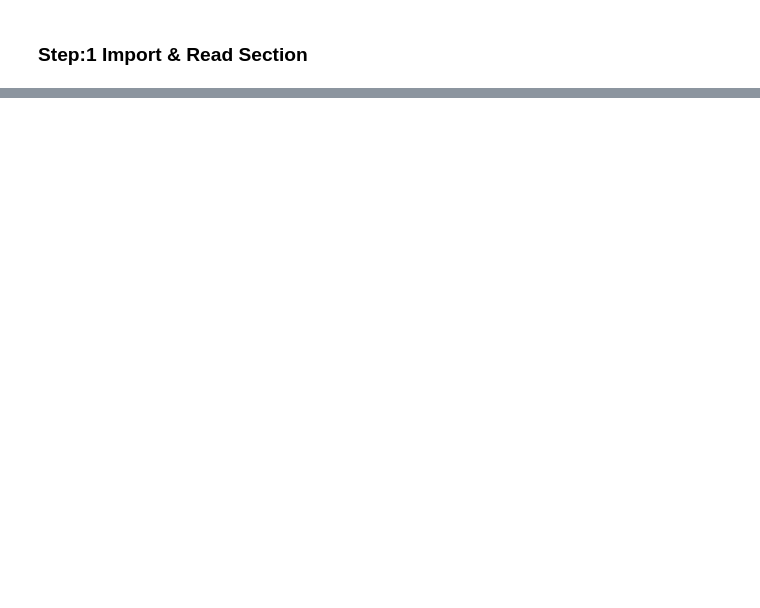
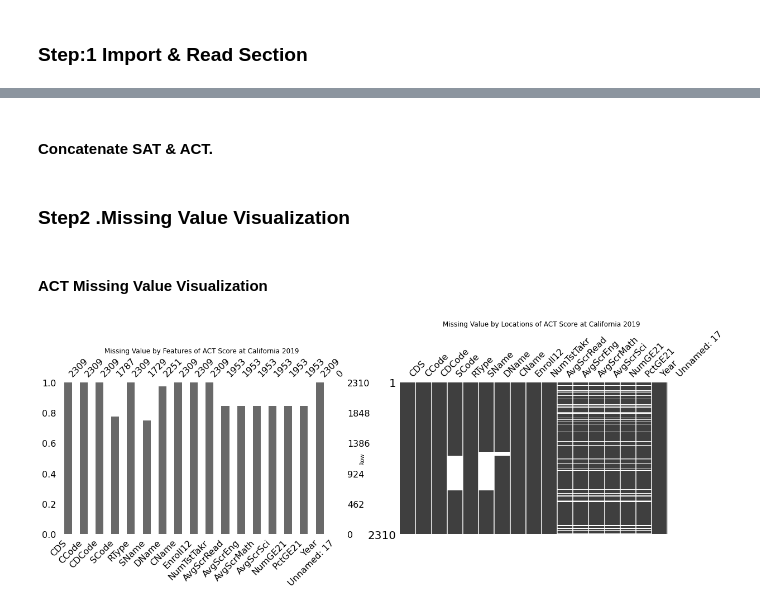
Before and after one commit to WarintornNawong/DSI_Project1, a Jupyter notebook: project1_test.ipynb, the cells around one changed output, grey strips where cells are left out. Drawn from its saved outputs; the diff is of its cells as text; code cells hidden in the pictures; blank space fills up the shorter version.

Commit message:
Update SAT Missing Value and Rename Column

```diff
--- a/project1_test.ipynb
+++ b/project1_test.ipynb
@@ -107,0 +9,4 @@ sat_2017
+# %%
+## California ACT and SAT files.
+act19_ca = pd.read_csv(r'../project_1/data/act_2019_ca.csv')
+sat19_ca = pd.read_csv(r'../project_1/data/sat_2019_ca.csv')
@@ -107,0 +108,2 @@ sat_2017
+# %% [markdown]
+#### Concatenate SAT & ACT.
@@ -107,0 +113,16 @@ sat_2017
+# %% [markdown]
+### Step2 .Missing Value Visualization
+# %%
+def missing_function(var,name):
+    fig, ax = plt.subplots(1,2,figsize=(20,5))
+    msno.bar(var,ax=ax[0])
+    msno.matrix(var,ax=ax[1])
+    ax[0].set_title('Missing Value by Features of '+name)
+    ax[1].set_title('Missing Value by Locations of '+name)
+    ax[1].set_ylabel('Row')
+# %% [markdown]
+#### ACT Missing Value Visualization
+# %%
+missing_function(act19_ca,'ACT Score at California 2019')
+# %% [output]
+[figure, added]
```
Also changed, not shown: parts of 45 cells of this notebook.
